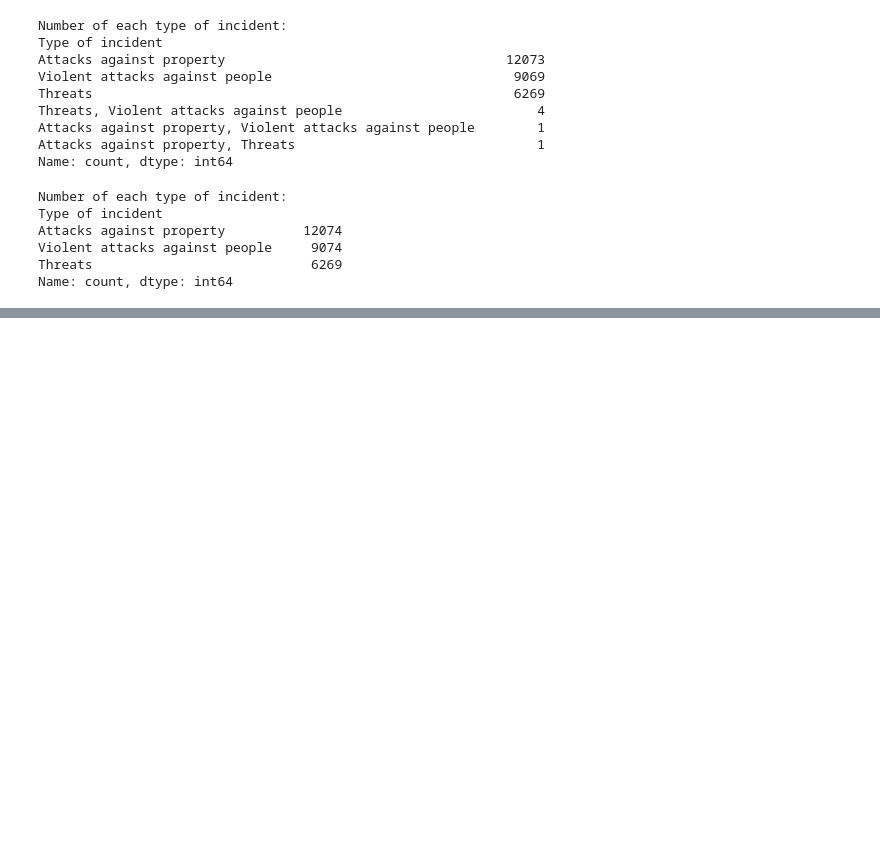
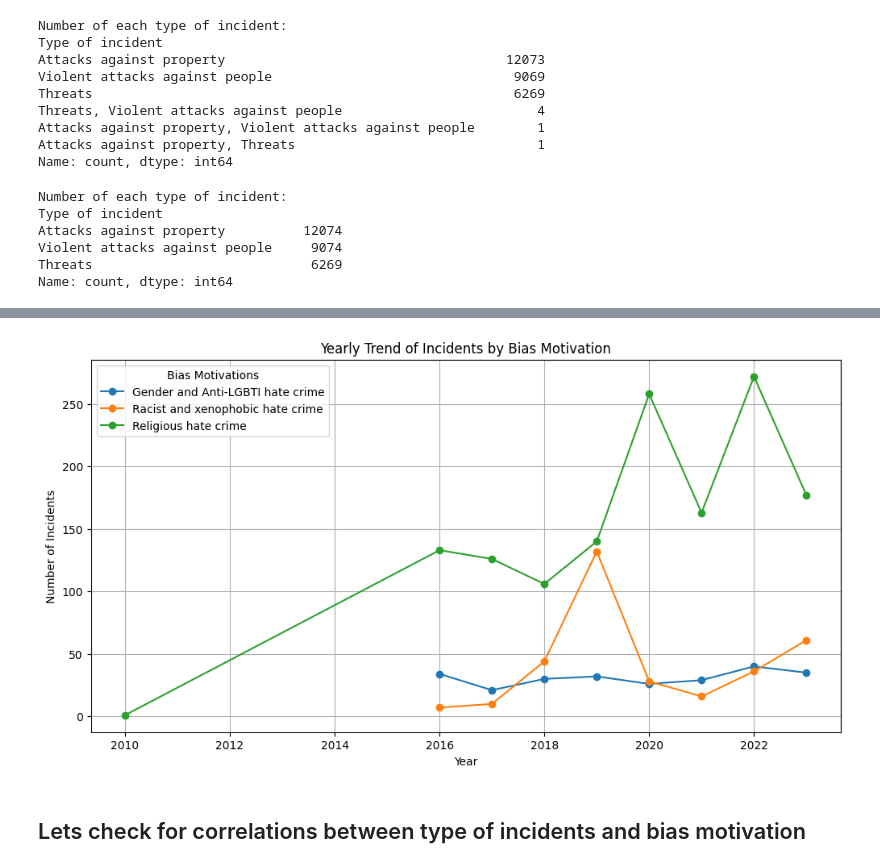
Before and after one commit to Sayocroft/Usafe_bot, a Jupyter notebook: notebooks/EDA_data_hate_crime.ipynb, the cells around one changed output, grey strips where cells are left out. Cells and saved outputs as stored; diff of their text form; code cells hidden in the pictures; blank space fills up the shorter version.

```diff
--- a/notebooks/EDA_data_hate_crime.ipynb
+++ b/notebooks/EDA_data_hate_crime.ipynb
@@ -706,0 +698,8 @@ Number of Gender and Anti-LGBTI hate crime incidents: 254
+# %%
+# Update the 'Bias motivations' column to categorize "religious hate crime" under "Religious hate crime"
+df['Bias motivations'] = df['Bias motivations'].replace('religious hate crime', 'Religious hate crime')
+
+# Display the updated counts of bias motivations
+updated_bias_counts = df['Bias motivations'].value_counts()
+print("Updated counts of bias motivations:")
+print(updated_bias_counts)
@@ -706,0 +713,7 @@ Number of Gender and Anti-LGBTI hate crime incidents: 254
+# %%
+# Convert 'Year' and 'Month' columns to integers
+df['Year'] = df['Year'].astype('Int64')
+df['Month'] = df['Month'].astype('Int64')
+
+# Display the first few rows to verify the changes
+df.head()
@@ -706,0 +777,16 @@ Number of Gender and Anti-LGBTI hate crime incidents: 254
+# %%
+# Group by Year and Bias Motivation to get the yearly counts for each bias
+yearly_trends = df.groupby(['Year', 'Bias motivations']).size().unstack()
+
+# Plotting the trends
+yearly_trends.plot(kind='line', figsize=(12, 6), marker='o')
+plt.title('Yearly Trend of Incidents by Bias Motivation')
+plt.xlabel('Year')
+plt.ylabel('Number of Incidents')
+plt.legend(title='Bias Motivations')
+plt.grid(True)
+plt.show()
+# %% [output]
+[figure, added]
+# %% [markdown]
+## Lets check for correlations between type of incidents and bias motivation
```
Also changed, not shown: parts of 32 cells of this notebook, 2 other files.
